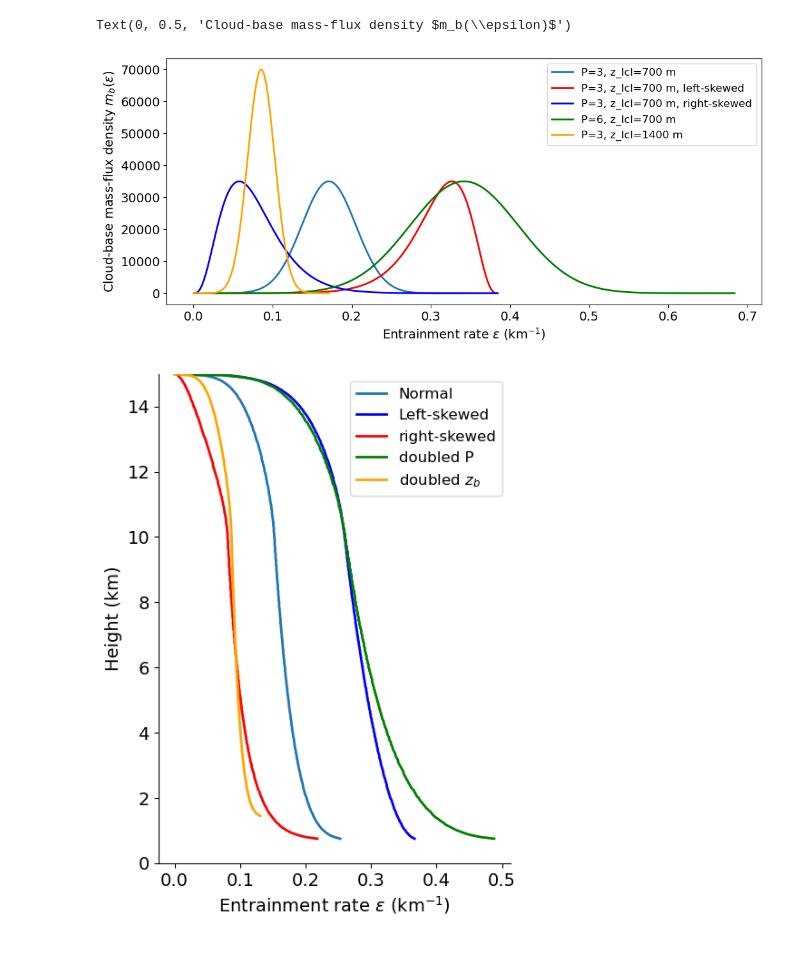
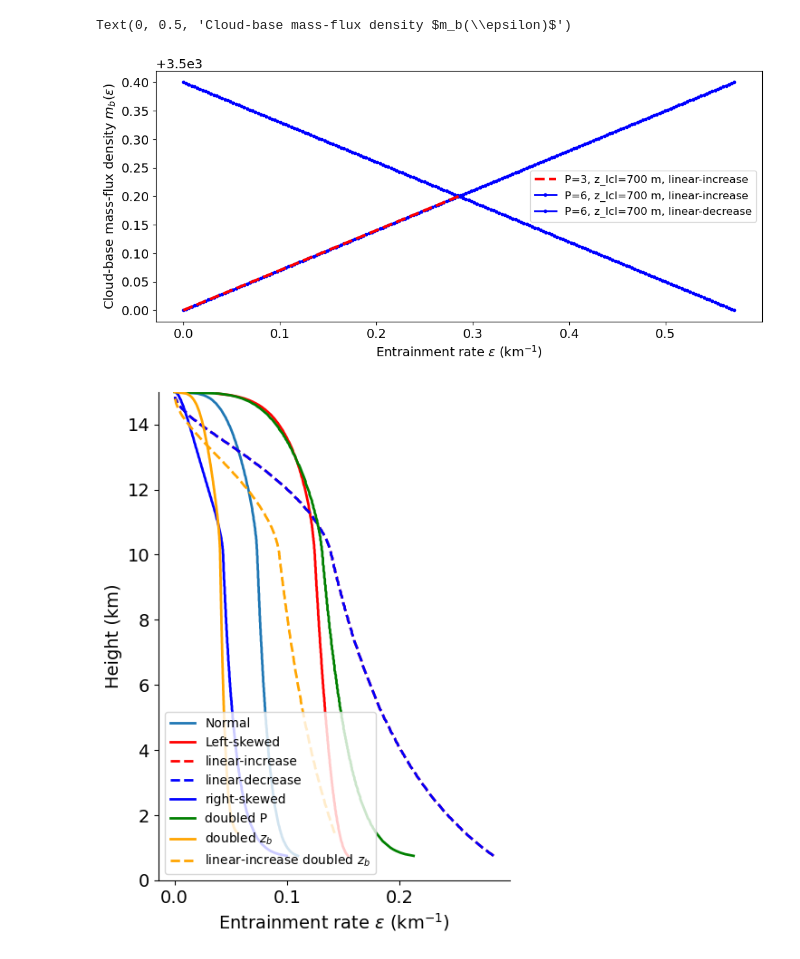
Before and after one commit to dongqi-DQ/plume_models, a Jupyter notebook: distribution_plotting.ipynb, the cells around one changed output. Drawn from its saved outputs; the diff is of its cells as text; code cells hidden in the pictures.

```diff
--- a/distribution_plotting.ipynb
+++ b/distribution_plotting.ipynb
@@ -109,4 +179,5 @@ mprofile = "cos"
 df_normal = get_Palmer_plane_skew(z_lcl,mprofile,skew_type = "normal", read_from_file=False)
 df_left = get_Palmer_plane_skew(z_lcl,mprofile,skew_type = "left", read_from_file=False)
 df_right = get_Palmer_plane_skew(z_lcl,mprofile,skew_type = "right", read_from_file=False)
+df_inc = get_Palmer_plane_linear(z_lcl,mprofile,skew_type = "linear-increase", read_from_file=True)
 # %% [output]
@@ -597,42 +584,67 @@ plt.tight_layout()
 # %%
 
-def get_mass_pdf(P, z_lcl, skew_type="normal"):
-    x, gamma_pdf = distribution_profile(nbins=200, skew=skew_type)
+def get_mass_pdf(P, z_lcl, skew_type="normal",const=const):
+    x, gamma_pdf, Afac = distribution_profile(nbins=200, skew=skew_type)
 
     ## This is just an amplitude to control the peak.
-    amp = z_lcl/0.02
+    amp = z_lcl/Afac
 
     max_pdf_norm = np.max(gamma_pdf)
 
-    ent_max = max_pdf_norm * (P / amp)
+    ent_max = max_pdf_norm * (P/const.P0 / amp)
     ## We then get to know how far the entrainment rate extends
     ent_spec = x * ent_max
 
     ## And we have the distribution of cloud base mass flux
     mb_spec = amp * gamma_pdf / max_pdf_norm
+    arr_min = np.min(mb_spec)
+    arr_max = np.max(mb_spec)
+
+    # Apply the normalization formula
+    mb_norm = (mb_spec - arr_min) / (arr_max - arr_min)
     return ent_spec*1000, mb_spec
+
+def get_linear(P, z_lcl,skew_type="linear-increase",nbins=200,const=const):
+    b = z_lcl*5
+
+    a = 9.5e6
+    ent_b = (-b +np.sqrt(b**2+2*a*(P/const.P0)) )/a
+    ent_spec = np.linspace(0, ent_b, nbins)
+    if skew_type == "linear-increase":
+        mb_spec = a*ent_spec+b
+    elif skew_type == "linear-decrease":
+        mb_spec = -a*ent_spec+a*ent_b+b
+
+    return ent_spec*1000, mb_spec
 # %%
 plt.figure(figsize=(12,5))
 P=3
 z_lcl=700
-plt.plot(*get_mass_pdf(P, z_lcl, skew_type="normal"), label=f"P={P}, z_lcl={z_lcl} m")
+# plt.plot(*get_mass_pdf(P, z_lcl, skew_type="normal"), label=f"P={P}, z_lcl={z_lcl} m")
 
-plt.plot(*get_mass_pdf(P, z_lcl, skew_type="left"), color="r", label=f"P={P}, z_lcl={z_lcl} m, left-skewed")
-plt.plot(*get_mass_pdf(P, z_lcl, skew_type="right"), color="b", label=f"P={P}, z_lcl={z_lcl} m, right-skewed")
+# plt.plot(*get_mass_pdf(P, z_lcl, skew_type="left"), color="r", label=f"P={P}, z_lcl={z_lcl} m, left-skewed")
+# plt.plot(*get_mass_pdf(P, z_lcl, skew_type="right"), color="b", label=f"P={P}, z_lcl={z_lcl} m, right-skewed")
+# plt.plot(*get_mass_pdf(P, z_lcl, skew_type="strong-low-entrain"), color="k", label=f"P={P}, z_lcl={z_lcl} m, right-skewed")
+
+plt.plot(*get_linear(P, z_lcl), "r--", label=f"P={P}, z_lcl={z_lcl} m, linear-increase",linewidth=3,zorder=10)
 
 P=6
 z_lcl=700
-plt.plot(*get_mass_pdf(P, z_lcl, skew_type="normal"), label=f"P={P}, z_lcl={z_lcl} m",color="green")
+# plt.plot(*get_mass_pdf(P, z_lcl, skew_type="normal"), label=f"P={P}, z_lcl={z_lcl} m",color="green")
+plt.plot(*get_linear(P, z_lcl), "b.-", label=f"P={P}, z_lcl={z_lcl} m, linear-increase")
+plt.plot(*get_linear(P, z_lcl,skew_type="linear-decrease"), "b.-", label=f"P={P}, z_lcl={z_lcl} m, linear-decrease")
+# plt.plot(np.linspace(0,emax), -700*np.linspace(0,emax)+5*700+700*emax,"k--")
 P=3
 z_lcl=1400
-plt.plot(*get_mass_pdf(P, z_lcl, skew_type="normal"), label=f"P={P}, z_lcl={z_lcl} m",color="orange")
+# plt.plot(*get_mass_pdf(P, z_lcl, skew_type="normal"), label=f"P={P}, z_lcl={z_lcl} m",color="orange")
+# plt.plot(*get_linear(P, z_lcl), ".-", label=f"P={P}, z_lcl={z_lcl} m, linear-increase",color="orange")
 plt.legend()
 plt.xlabel(r"Entrainment rate $\epsilon$ (km$^{-1}$)")
 plt.ylabel(r"Cloud-base mass-flux density $m_b(\epsilon)$")
 # For the same total cloud-base mass flux, a deeper boundary layer concentrates that mass flux into a narrower range of lower entrainment rates.
 # %% [output]
 Text(0, 0.5, 'Cloud-base mass-flux density $m_b(\\epsilon)$')
-[figure, old version]
+[figure, new version]
 # %%
 fig = plt.figure(figsize=(5,7))
 ax1 = fig.add_subplot(111)
@@ -643,10 +655,17 @@ df_normal_v = spectral_plume_skew(P=P, z_lcl = z_lcl, nbins=500, get_plane=False
 plt.plot(df_normal_v["ent"][df_normal_v["z"]>z_lcl]*1000,df_normal_v["z"][df_normal_v["z"]>z_lcl]/1000,label="Normal")
 
 df_left_v = spectral_plume_skew(P=P, z_lcl = z_lcl,nbins=500, get_plane=False, plotting=False, save_data=False,skew_type="left")[0]
-plt.plot(df_left_v["ent"][df_left_v["ent"]>0]*1000,df_left_v["z"][df_left_v["ent"]>0]/1000,label="Left-skewed",color="blue")
+plt.plot(df_left_v["ent"][df_left_v["ent"]>0]*1000,df_left_v["z"][df_left_v["ent"]>0]/1000,label="Left-skewed",color="r")
+
+df_increase_v = spectral_plume_linear(P=P, z_lcl = z_lcl,nbins=500, get_plane=False, plotting=False, save_data=False,skew_type="linear-increase")[0]
+plt.plot(df_increase_v["ent"][df_increase_v["ent"]>0]*1000,df_increase_v["z"][df_increase_v["ent"]>0]/1000,label="linear-increase",color="r",linestyle="--")
+
+df_increase_v = spectral_plume_linear(P=P, z_lcl = z_lcl,nbins=500, get_plane=False, plotting=False, save_data=False,skew_type="linear-decrease")[0]
+plt.plot(df_increase_v["ent"][df_increase_v["ent"]>0]*1000,df_increase_v["z"][df_increase_v["ent"]>0]/1000,label="linear-decrease",color="b",linestyle="--")
+
 
 df_right_v = spectral_plume_skew(P=P, z_lcl = z_lcl,nbins=500, get_plane=False, plotting=False, save_data=False,skew_type="right")[0]
-plt.plot(df_right_v["ent"][df_right_v["ent"]>0]*1000,df_right_v["z"][df_right_v["ent"]>0]/1000,label="right-skewed",color="red")
+plt.plot(df_right_v["ent"][df_right_v["ent"]>0]*1000,df_right_v["z"][df_right_v["ent"]>0]/1000,label="right-skewed",color="b")
 
 P = 6
 z_lcl = 700
@@ -660,12 +679,14 @@ z_lcl = 1400
 
 df_normal_v = spectral_plume_skew(P=P, z_lcl = z_lcl,nbins=500, get_plane=False, plotting=False, save_data=False,skew_type="normal")[0]
 plt.plot(df_normal_v["ent"][df_normal_v["z"]>z_lcl]*1000,df_normal_v["z"][df_normal_v["z"]>z_lcl]/1000,label=r"doubled $z_b$", color="orange")
+df_increase_v = spectral_plume_linear(P=P, z_lcl = z_lcl,nbins=500, get_plane=False, plotting=False, save_data=False,skew_type="linear-increase")[0]
+plt.plot(df_increase_v["ent"][df_increase_v["ent"]>0]*1000,df_increase_v["z"][df_increase_v["ent"]>0]/1000,label=r"linear-increase doubled $z_b$",color="orange",linestyle="--")
 
-plt.legend()
+plt.legend(loc="lower left",fontsize=10)
 ax1.set_xlabel(r"Entrainment rate $\epsilon$ (km$^{-1}$)")
 ax1.set_ylabel("Height (km)")
 plt.ylim(0,15)
 ax1.spines['top'].set_visible(False)
 ax1.spines['right'].set_visible(False)
 # %% [output]
-[figure, old version]
+[figure, new version]
```
Also changed, not shown: parts of 15 cells of this notebook, 1 other file.
